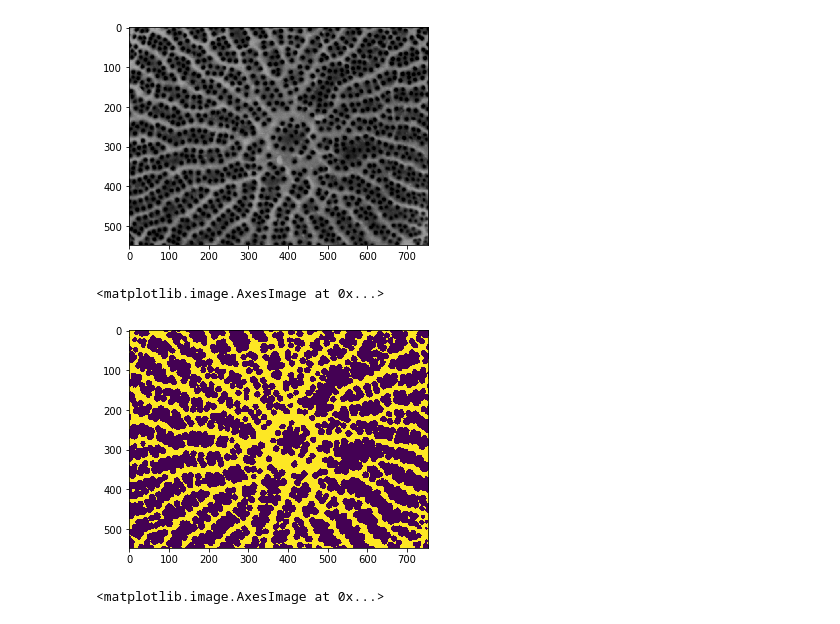
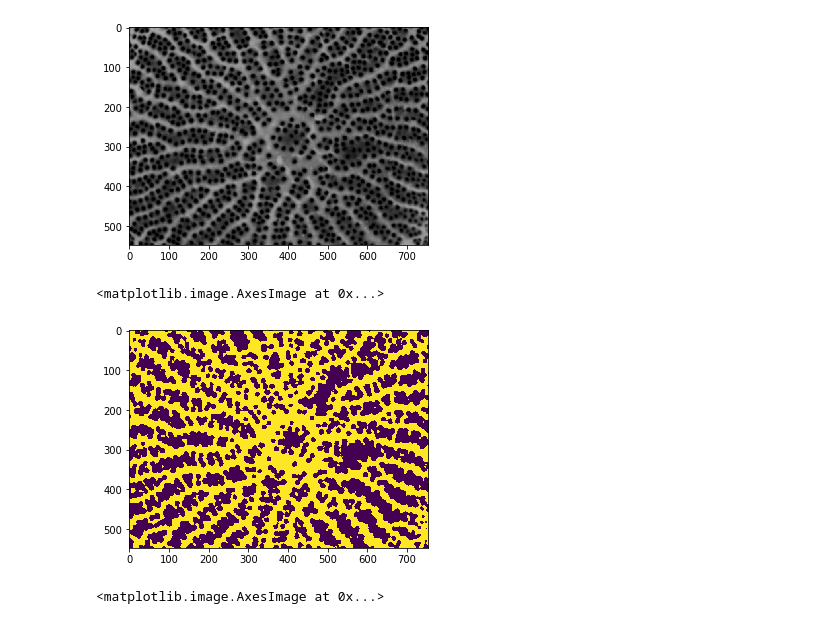
Before and after one commit to csteed/ORHS-MathThesis-2018, a Jupyter notebook: work/CNMS/testing again.ipynb, the cells around one changed output. Drawn from its saved outputs; the diff is of its cells as text; code cells hidden in the pictures.

```diff
--- a/work/CNMS/testing again.ipynb
+++ b/work/CNMS/testing again.ipynb
@@ -10,13 +10,13 @@ imgplot = plt.imshow(img)
 # %% [output]
 [figure]
 # %%
-from skimage.morphology import binary_erosion
-ero_img=binary_erosion(lum_img)
+from skimage.morphology import dilation
+ero_img=dilation(lum_img)
 image=plt.subplot()
 image.imshow(ero_img)
 # %% [output]
 <matplotlib.image.AxesImage at 0x...>
-[figure, old version]
+[figure, new version]
 # %%
 lum_img = img[:,:,0]
 plt.imshow(lum_img)
```
Also changed, not shown: parts of 10 cells of this notebook.
